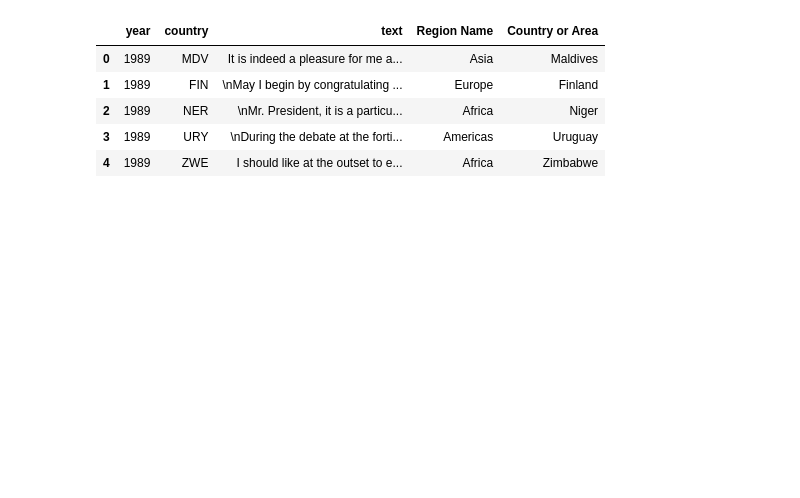
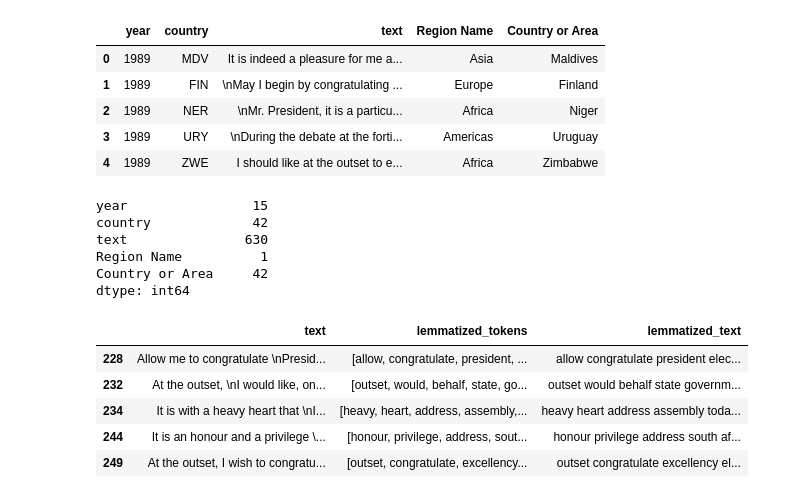
Before and after one commit to MNgocho/Projects, a Jupyter notebook: Topic modelling.ipynb, the cells around one changed output. Cells and saved outputs as stored; diff of their text form; code cells hidden in the pictures; blank space fills up the shorter version.

```diff
--- a/Topic modelling.ipynb
+++ b/Topic modelling.ipynb
@@ -43,23 +43,50 @@ df.head()
 | 2 | 1989 | NER | ﻿\nMr. President, it is a particu... | Africa | Niger |
 | 3 | 1989 | URY | ﻿\nDuring the debate at the forti... | Americas | Uruguay |
 | 4 | 1989 | ZWE | ﻿I should like at the outset to e... | Africa | Zimbabwe |
+# %%
+
+# For convenience (processing speed), I will reduce the size of the dataset by:
+# 1) Looking at debates that happened this century (years 2001-2015)
+df = df.loc[df.year > 2000]
+# 2) Limiting the countries of interest to Asian countries:
+df = df.loc[df['Region Name'] == 'Africa']
+# 3) Removing countries absent from any debates this century:
+always_present = [index for (index,value) in
+                      df.country.value_counts().items()
+                  if value==15] # for 15 debates in the 21st century
+df = df.loc[df['country'].isin(always_present)]
+
+# The reduced dataframe (number of unique values per column):
+df.nunique()
+# %% [output]
+year                15
+country             42
+text               630
+Region Name          1
+Country or Area     42
+dtype: int64
 # %%
 # Preparing texts for analysis:
 def preprocessText(text):
     text = re.sub('[^a-z]+',' ', text.lower()) # remove all non-letter characters
     tokens = word_tokenize(text) # returns a list of individual words
     # Removing unhelpfull, ubiquitous words ('stop words', e.g. ‘the’, ‘is’, ‘are’):
     tokens = [token for token in tokens if len(token) > 4 and
              token not in nltk.corpus.stopwords.words('english')]
     # Lemmatizing removes inflectional endings and gets the root word (lemma):
     lemmatizer = nltk.stem.WordNetLemmatizer()
     lemmas = [lemmatizer.lemmatize(token) for token in tokens]
     return lemmas
 
-# processed text as list of lemmas:
 df['lemmatized_tokens'] = df['text'].apply(preprocessText)
-# processed text in continous form:
+df['lemmatized_tokens'].head()
 df['lemmatized_text'] = [' '.join(x) for x in df['lemmatized_tokens']]
-# calculating the number of times each words appears in a speech:
 df['freq_dist'] = df['lemmatized_tokens'].apply(FreqDist)
 df[['text','lemmatized_tokens','lemmatized_text']].head()
+# %% [output]
+|  | text | lemmatized_tokens | lemmatized_text |
+| 228 | Allow me to congratulate \nPresid... | [allow, congratulate, president, ... | allow congratulate president elec... |
+| 232 | At the outset, \nI would like, on... | [outset, would, behalf, state, go... | outset would behalf state governm... |
+| 234 | It is with a heavy heart that \nI... | [heavy, heart, address, assembly,... | heavy heart address assembly toda... |
+| 244 | It is an honour and a privilege \... | [honour, privilege, address, sout... | honour privilege address south af... |
+| 249 | At the outset, I wish to congratu... | [outset, congratulate, excellency... | outset congratulate excellency el... |
```
Also changed, not shown: parts of 5 cells of this notebook.
